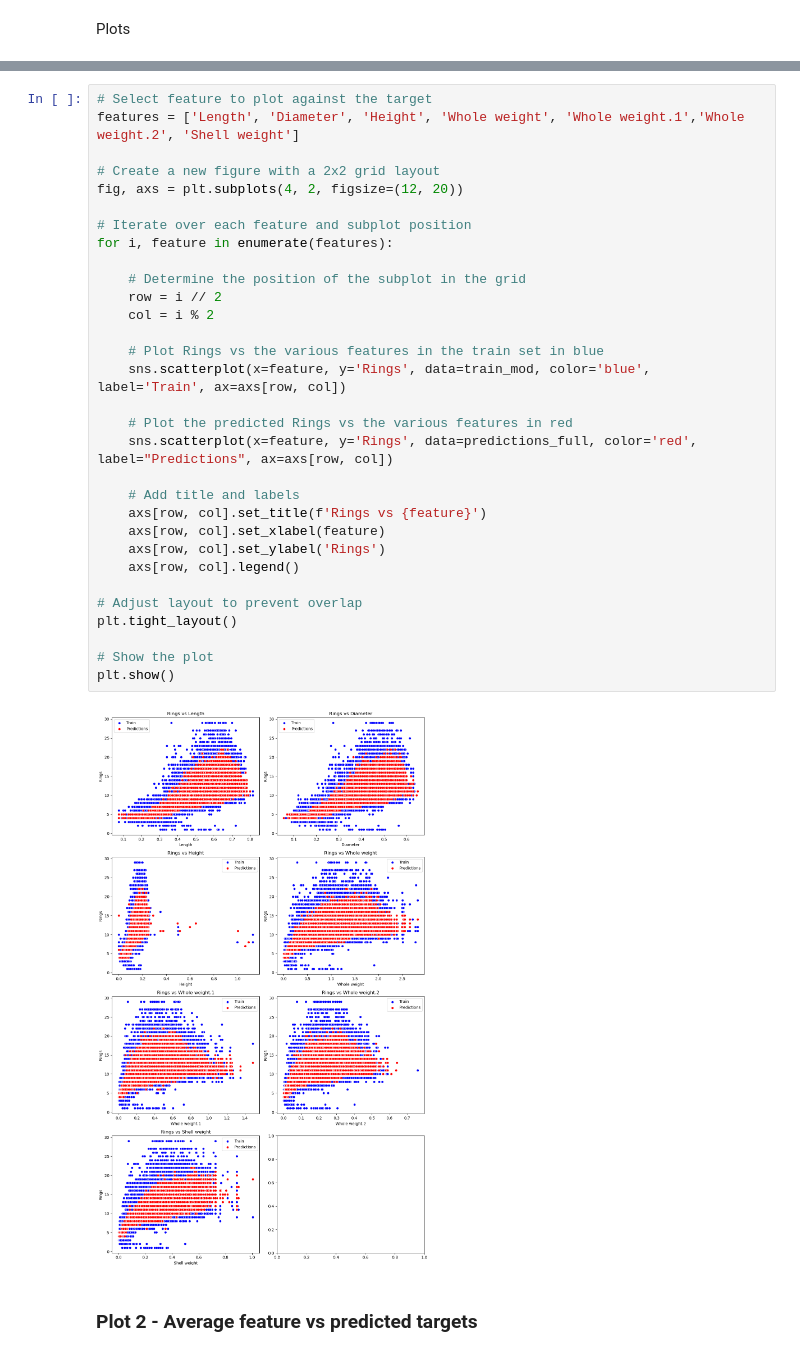
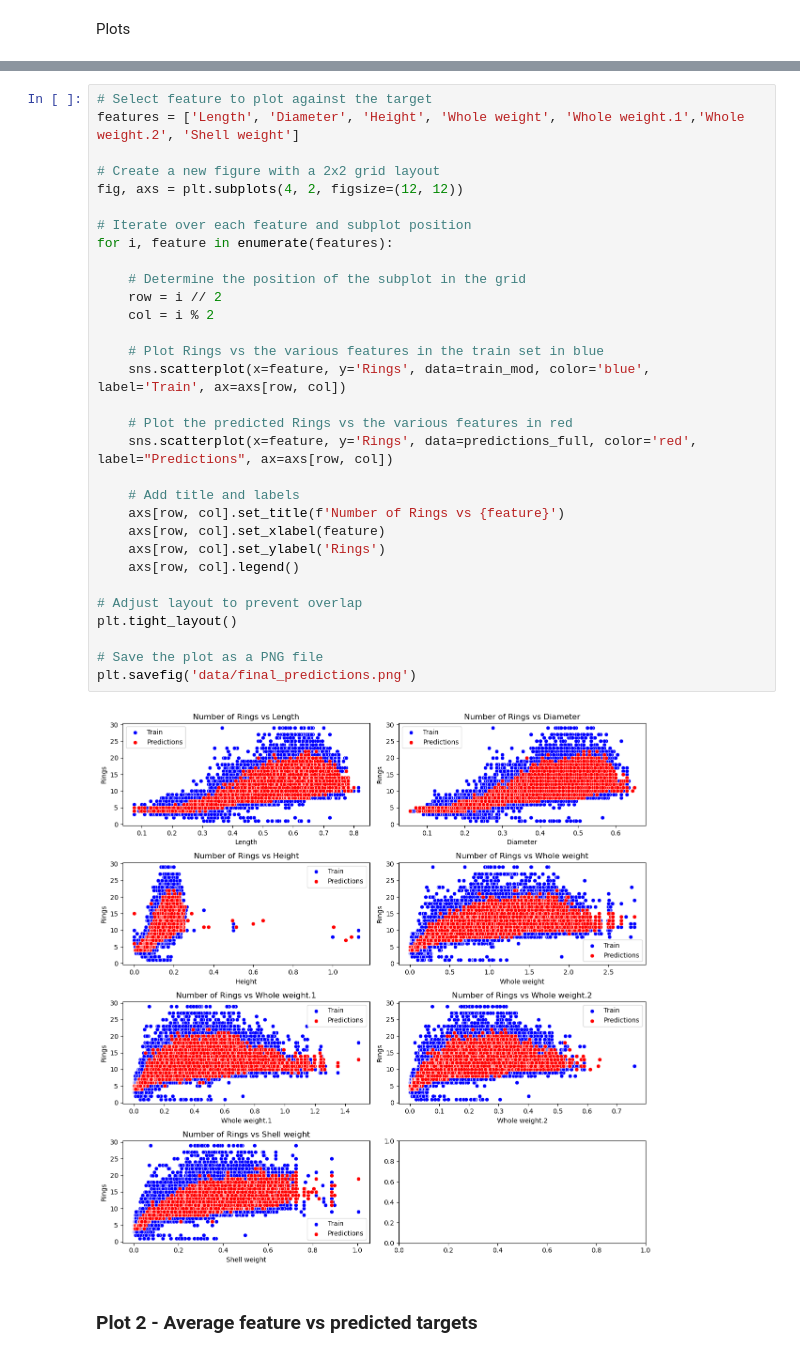
Before and after one commit to MikMar99/Optimising-Abalone-Price-through-Age-Prediction, a Jupyter notebook: final_predictions.ipynb, the cells around one changed output, grey strips where cells are left out. Cells and saved outputs as stored; diff of their text form.

```diff
--- a/final_predictions.ipynb
+++ b/final_predictions.ipynb
@@ -183,36 +187,36 @@ Plots
 # %%
 # Select feature to plot against the target
 features = ['Length', 'Diameter', 'Height', 'Whole weight', 'Whole weight.1','Whole weight.2', 'Shell weight']
 
 # Create a new figure with a 2x2 grid layout
-fig, axs = plt.subplots(4, 2, figsize=(12, 20))
+fig, axs = plt.subplots(4, 2, figsize=(12, 12))
 
 # Iterate over each feature and subplot position
 for i, feature in enumerate(features):
 
     # Determine the position of the subplot in the grid
     row = i // 2
     col = i % 2
 
     # Plot Rings vs the various features in the train set in blue
     sns.scatterplot(x=feature, y='Rings', data=train_mod, color='blue', label='Train', ax=axs[row, col])
 
     # Plot the predicted Rings vs the various features in red
     sns.scatterplot(x=feature, y='Rings', data=predictions_full, color='red', label="Predictions", ax=axs[row, col])
 
     # Add title and labels
-    axs[row, col].set_title(f'Rings vs {feature}')
+    axs[row, col].set_title(f'Number of Rings vs {feature}')
     axs[row, col].set_xlabel(feature)
     axs[row, col].set_ylabel('Rings')
     axs[row, col].legend()
 
 # Adjust layout to prevent overlap
 plt.tight_layout()
 
-# Show the plot
-plt.show()
+# Save the plot as a PNG file
+plt.savefig('data/final_predictions.png')
 # %% [output]
-[figure, old version]
+[figure, new version]
 # %% [markdown]
 ### Plot 2 - Average feature vs predicted targets
 # %%
```
Also changed, not shown: parts of 1 cell of this notebook, 9 other files.
